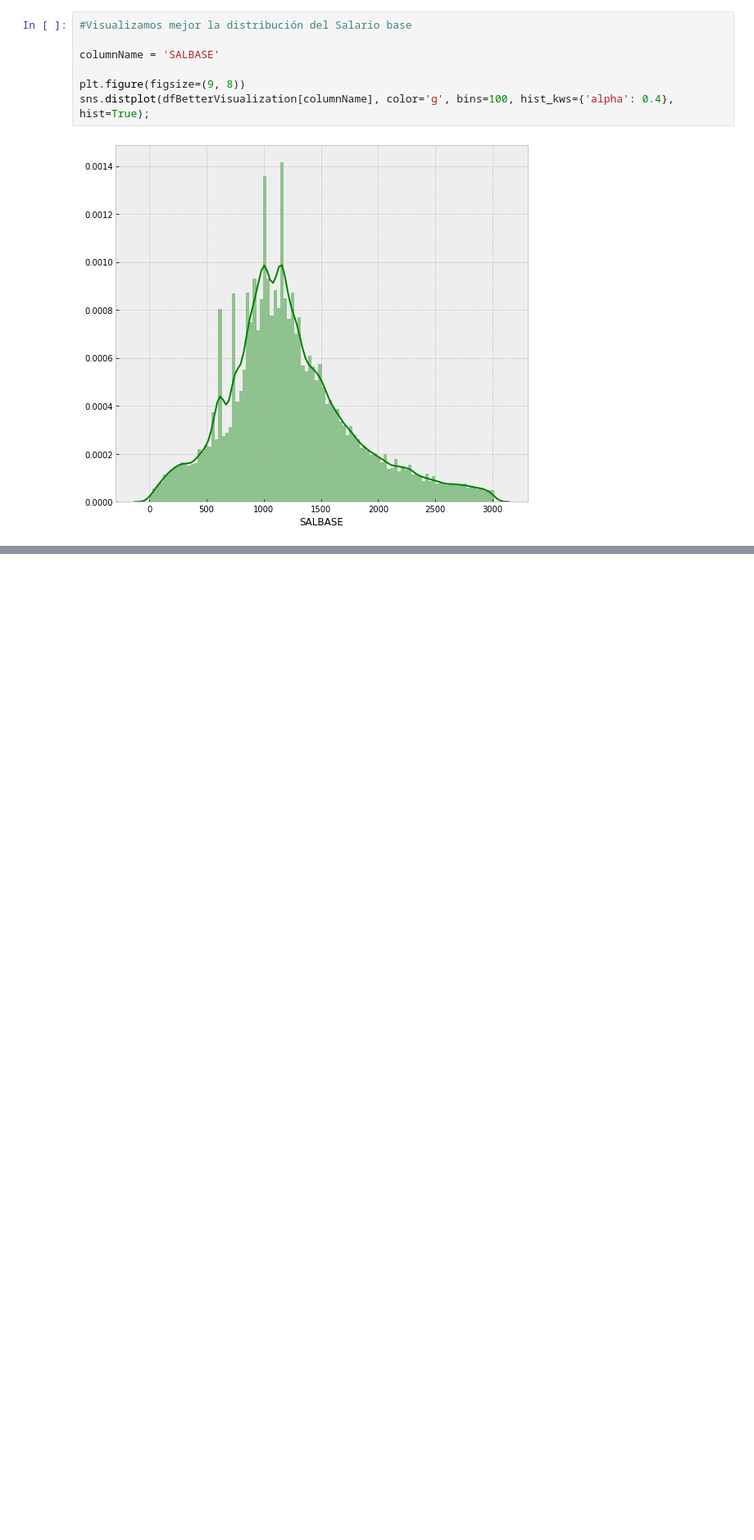
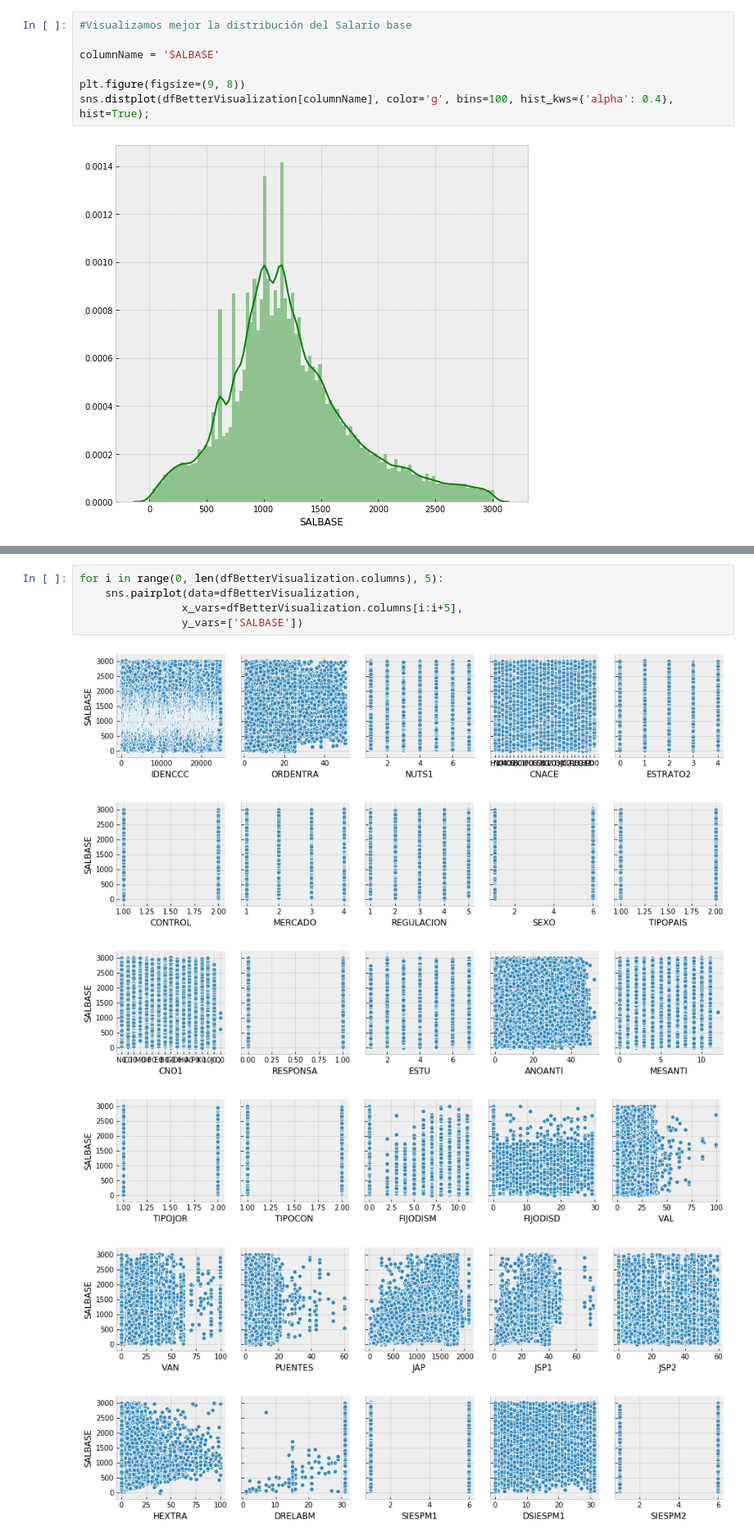
Before and after one commit to Jorge-Saura/UOC-Tipologia-Practica2, a Jupyter notebook: practica.ipynb, the cells around one changed output, grey strips where cells are left out. Shown at 82% size. Drawn from its saved outputs; the diff is of its cells as text; blank space fills up the shorter version.

```diff
--- a/practica.ipynb
+++ b/practica.ipynb
@@ -212,0 +255,12 @@ sns.distplot(dfBetterVisualization[columnName], color='g', bins=100, hist_kws={'
+# %%
+for i in range(0, len(dfBetterVisualization.columns), 5):
+    sns.pairplot(data=dfBetterVisualization,
+                x_vars=dfBetterVisualization.columns[i:i+5],
+                y_vars=['SALBASE'])
+# %% [output]
+[figure, added]
+[figure, added]
+[figure, added]
+[figure, added]
+[figure, added]
+[figure, added]
```
Also changed, not shown: parts of 4 cells of this notebook.
